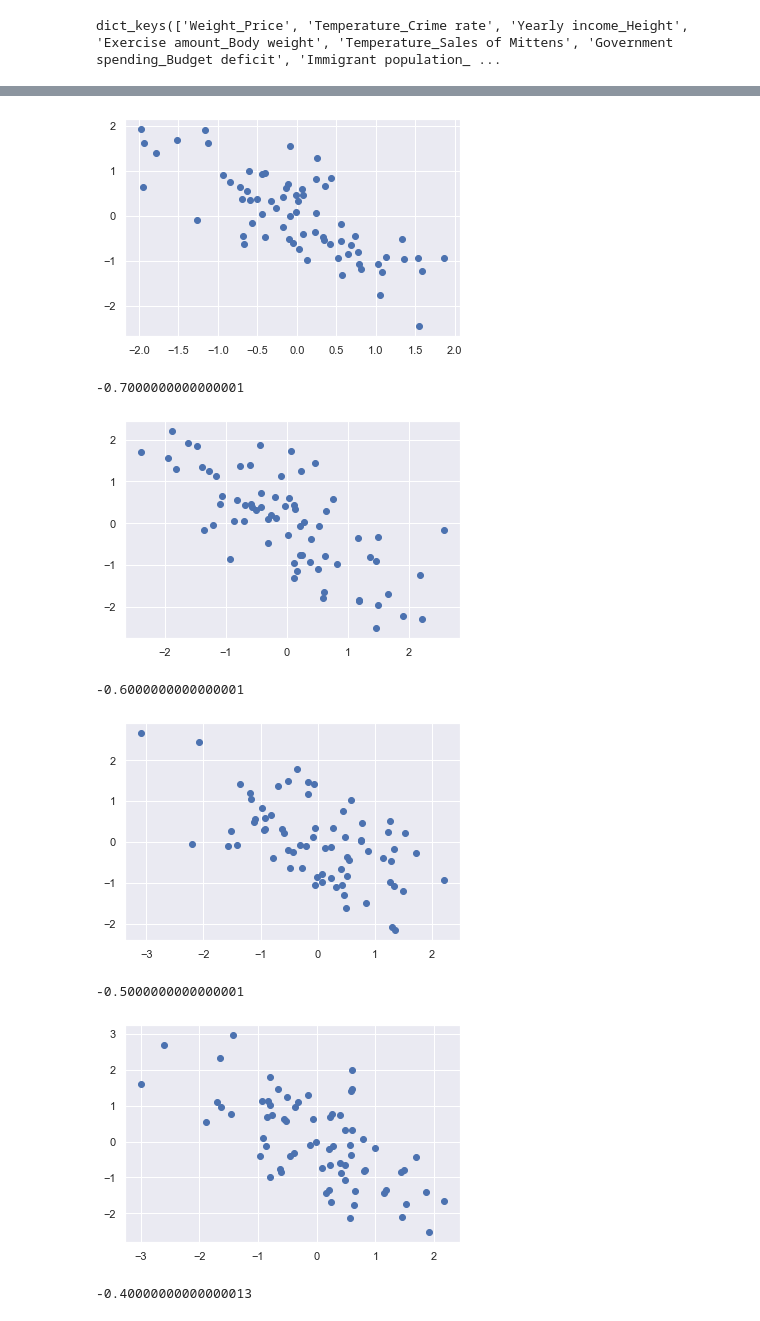
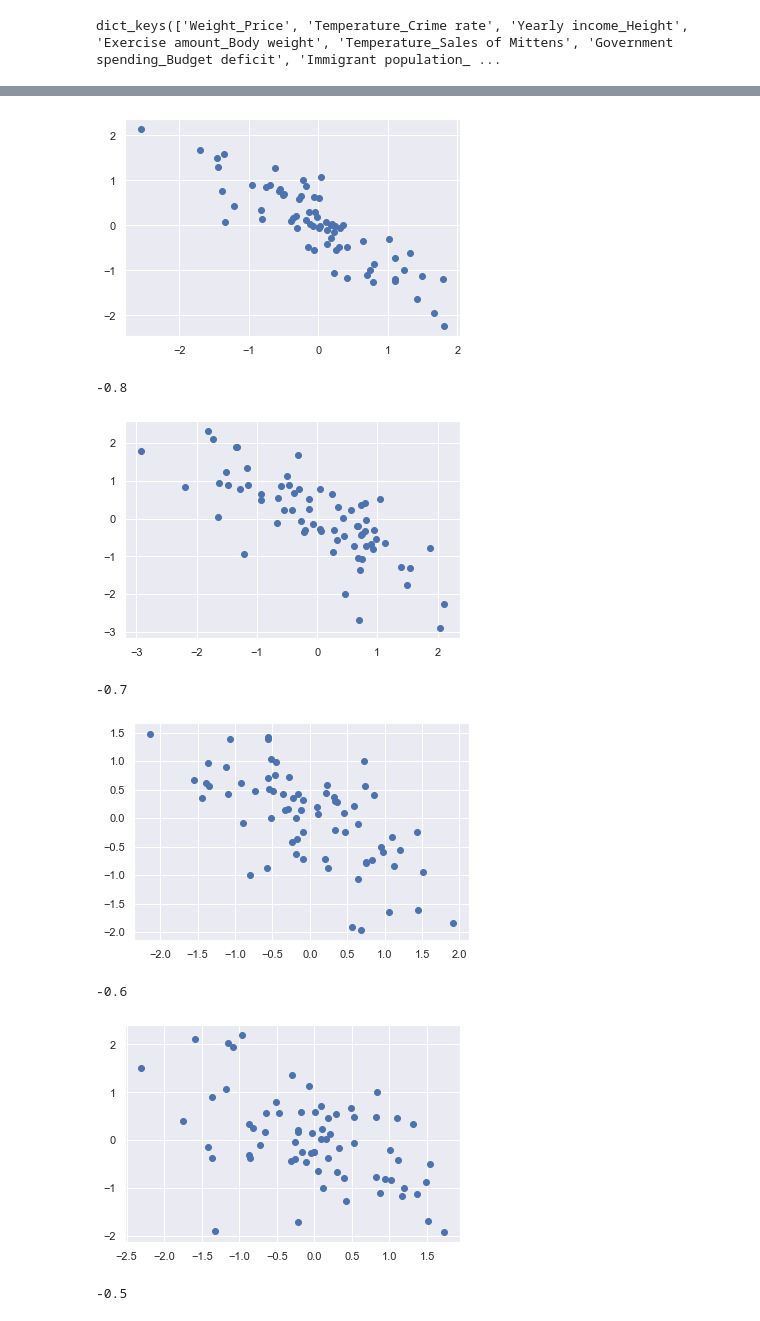
Before and after one commit to alireza116/newconfbias, a Jupyter notebook: public/data/Untitled.ipynb, the cells around one changed output, grey strips where cells are left out. Drawn from its saved outputs; the diff is of its cells as text; code cells hidden in the pictures.

```diff
--- a/public/data/Untitled.ipynb
+++ b/public/data/Untitled.ipynb
@@ -80,7 +80,7 @@ with open("finalSimData.json","w") as jsonFile:
     jsonFile.write(json.dumps(allData))
 # %%
 testData = {}
-for rho in np.arange(-0.9,0.91,0.1):
+for rho in [(i-10)/10 for i in range(21)]:
 
     if np.abs(rho) < 0.000001:
         rho = 0.0
@@ -94,8 +94,8 @@ for rho in np.arange(-0.9,0.91,0.1):
-[figure, old version]
+[figure, new version]
--0.7000000000000001
+-0.8
-[figure, old version]
+[figure, new version]
--0.6000000000000001
+-0.7
-[figure, old version]
+[figure, new version]
--0.5000000000000001
+-0.6
-[figure, old version]
+[figure, new version]
--0.40000000000000013
+-0.5
```
Also changed, not shown: parts of 4 cells of this notebook, 7 other files.
